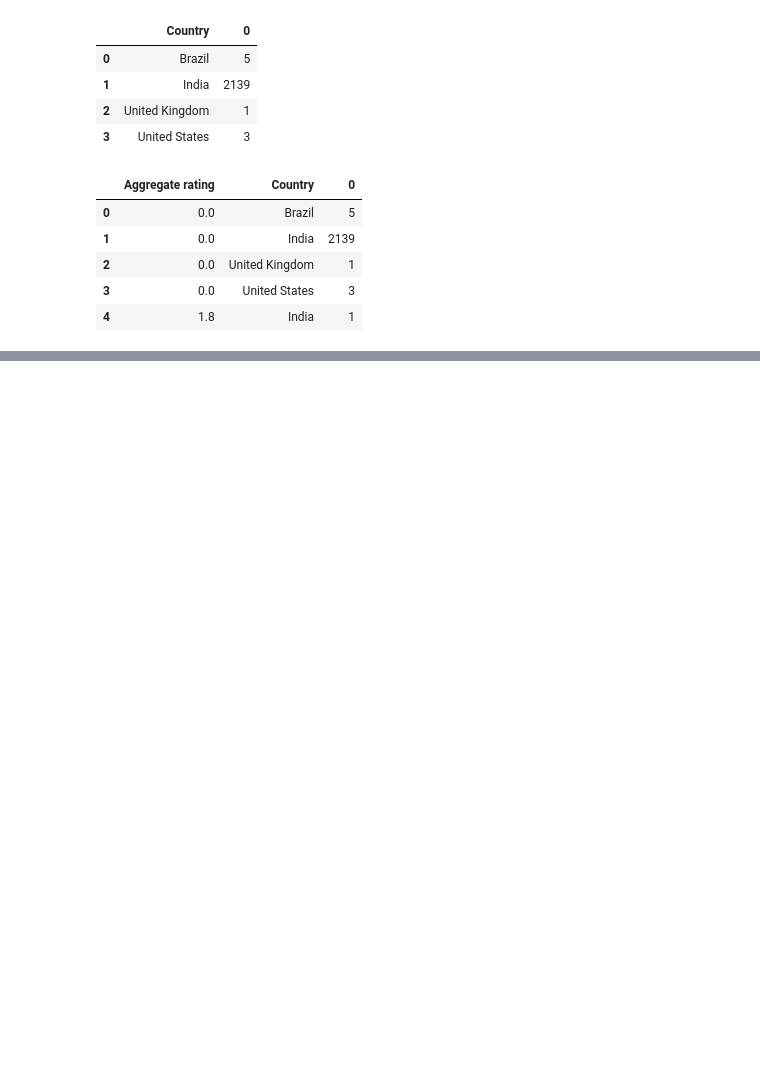
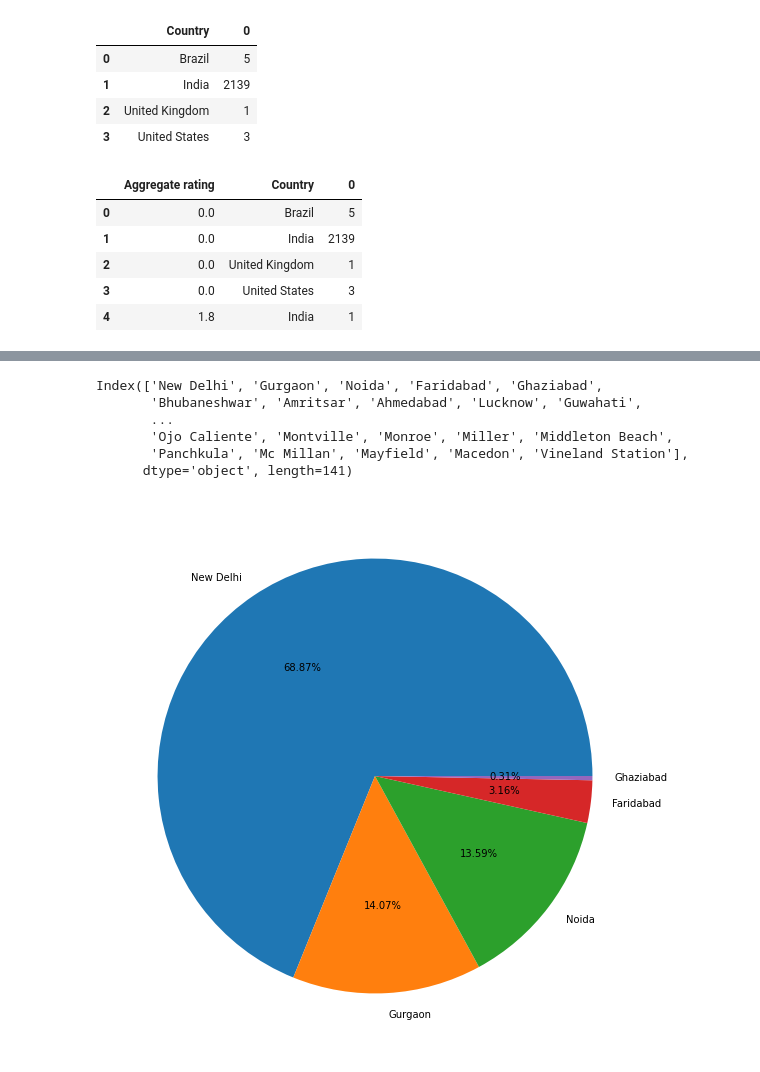
Before and after one commit to iamnaveenk/Eda_projects-, a Jupyter notebook: zomato.ipynb, the cells around one changed output, grey strips where cells are left out. Drawn from its saved outputs; the diff is of its cells as text; code cells hidden in the pictures; blank space fills up the shorter version.

```diff
--- a/zomato.ipynb
+++ b/zomato.ipynb
@@ -352,0 +518,3 @@ final_df.groupby(['Aggregate rating','Country']).size().reset_index().head()
+# %%
+city_values=final_df.City.value_counts().values
+city_values
@@ -352,0 +535,14 @@ final_df.groupby(['Aggregate rating','Country']).size().reset_index().head()
+# %%
+city_labels=final_df.City.value_counts().index
+city_labels
+# %% [output]
+Index(['New Delhi', 'Gurgaon', 'Noida', 'Faridabad', 'Ghaziabad',
+       'Bhubaneshwar', 'Amritsar', 'Ahmedabad', 'Lucknow', 'Guwahati',
+       ...
+       'Ojo Caliente', 'Montville', 'Monroe', 'Miller', 'Middleton Beach',
+       'Panchkula', 'Mc Millan', 'Mayfield', 'Macedon', 'Vineland Station'],
+      dtype='object', length=141)
+# %%
+plt.pie(city_values[:5],labels=city_labels[:5], autopct='%1.2f%%');
+# %% [output]
+[figure, added]
```
Also changed, not shown: parts of 12 cells of this notebook.
